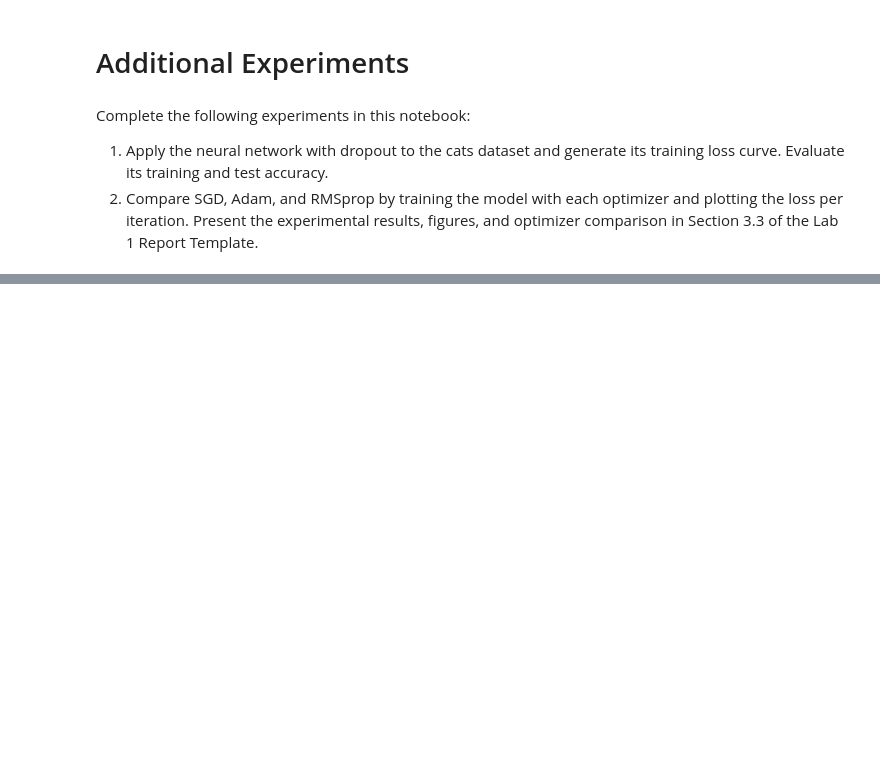
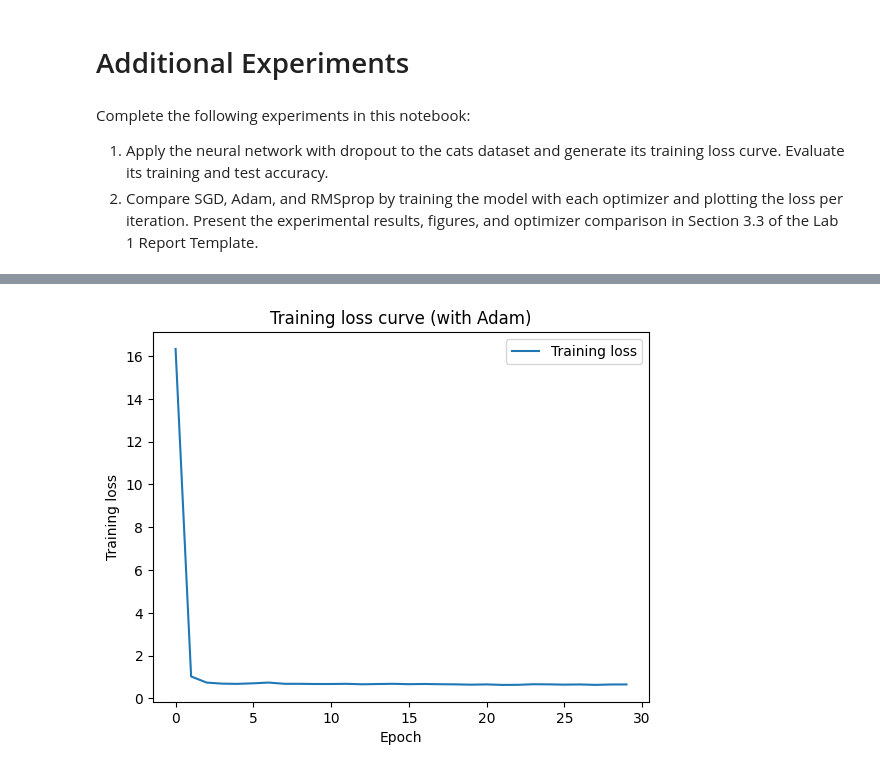
Before and after one commit to Arvidian64/Deep-learning-and-neural-networks-DVA307, a Jupyter notebook: Deep learning and PyTorch/Exercise_2_Neural_Network_B.ipynb, the cells around one changed output, grey strips where cells are left out. Saved outputs shown, nothing was run; the diff lists cells and outputs as text; code cells hidden in the pictures; blank space fills up the shorter version.

```diff
--- a/Deep learning and PyTorch/Exercise_2_Neural_Network_B.ipynb
+++ b/Deep learning and PyTorch/Exercise_2_Neural_Network_B.ipynb
@@ -780,15 +889,15 @@ print(model)
 # %%
 # Define the loss as cross-entropy loss function
 ## START CODE HERE ##
-criterion =
+criterion = nn.CrossEntropyLoss()
 ## END CODE HERE ##
 # Define the optimizer as ADAM with learning rate eqaul to 0.01
 ## START CODE HERE ##
-optimizer =
+optimizer = torch.optim.Adam(model.parameters(), lr=0.01)
 ## END CODE HERE ##
 # Define the epochs  = 30
 ## START CODE HERE ##
-epochs =
+epochs = 30
 ## END CODE HERE ##
 train_losses, test_losses = [], []
 
@@ -797,14 +906,14 @@ for e in range(epochs):
   for images, labels in trainloader:
     # Flatten Fashion-MNIST images into a 784 long vector ( use torch.view function)
     ## START CODE HERE ##
-    images =
+    images = images.view(images.shape[0], -1)
     ## END CODE HERE ##
     # Training pass
     optimizer.zero_grad() # convert the gradient values to zero in each epoch
     ## START CODE HERE ##
     # call model to perform forward propagation and compute the loss function
-    output =
-    loss =
+    output = model.forward(images)
+    loss = criterion(output, labels)
     ## END CODE HERE ##
     loss.backward()
     optimizer.step()
@@ -887,0 +1149,79 @@ Present the experimental results, figures, and optimizer comparison in Section 3
+# %%
+# Define the loss as cross-entropy loss function
+## START CODE HERE ##
+criterion = nn.CrossEntropyLoss()
+## END CODE HERE ##
+# Define the optimizer as ADAM with learning rate eqaul to 0.01
+## START CODE HERE ##
+optimizer = torch.optim.Adam(model.parameters(), lr=0.01)
+## END CODE HERE ##
+# Define the epochs  = 30
+## START CODE HERE ##
+epochs = 30
+## END CODE HERE ##
+train_losses, test_losses = [], []
+
+
+for e in range(epochs):
+  train_accuracy = 0
+  running_loss = 0
+  for images, labels in train_loader:
+    # Flatten
+    ## START CODE HERE ##
+    images = images.view(images.shape[0], -1)
+    ## END CODE HERE ##
+    # Training pass
+    optimizer.zero_grad() # convert the gradient values to zero in each epoch
+    ## START CODE HERE ##
+    # call model to perform forward propagation and compute the loss function
+    output = model.forward(images)
+    loss = criterion(output, labels)
+    ## END CODE HERE ##
+    loss.backward()
+    optimizer.step()
+
+    running_loss += loss.item()
+
+    top_p, top_class = output.topk(1, dim = 1)
+    equals = top_class == labels.view(*top_class.shape)
+    train_accuracy += torch.mean(equals.type(torch.FloatTensor))
+
+  else:
+    test_loss = 0
+    accuracy = 0
+
+
+    # Turn off gradients for validation, saves memory and computation
+    with torch.no_grad():
+      # Set the model to evaluation mode
+      model.eval()
+
+      # Validation pass
+      for images, labels in test_loader:
+        images = images.view(images.shape[0], -1)
+        log_ps = model(images)
+        test_loss += criterion(log_ps, labels)
+
+        ps = torch.exp(log_ps)
+        top_p, top_class = ps.topk(1, dim = 1)
+        equals = top_class == labels.view(*top_class.shape)
+        accuracy += torch.mean(equals.type(torch.FloatTensor))
+
+    model.train()
+    train_losses.append(running_loss/len(train_loader))
+    test_losses.append(test_loss/len(test_loader))
+
+    print("Epoch: {}/{}..".format(e+1, epochs),
+          "Training loss: {:.3f}..".format(running_loss/len(train_loader)),
+          "Test loss: {:.3f}..".format(test_loss/len(test_loader)),
+          "Test Accuracy: {:.3f}".format(accuracy/len(test_loader)),
+          "Train Accuracy: {:.3f}".format(train_accuracy/len(train_loader)))
+
+plt.plot(train_losses, label='Training loss')
+#plt.plot(test_losses, label='Test loss')
+plt.ylabel('Training loss')
+plt.xlabel('Epoch')
+plt.title("Training loss curve (with Adam)")
+plt.legend()
+plt.show()
+# %% [output]
@@ -887,0 +1245 @@ Present the experimental results, figures, and optimizer comparison in Section 3
+[figure, added]
```
Also changed, not shown: parts of 32 cells of this notebook.
